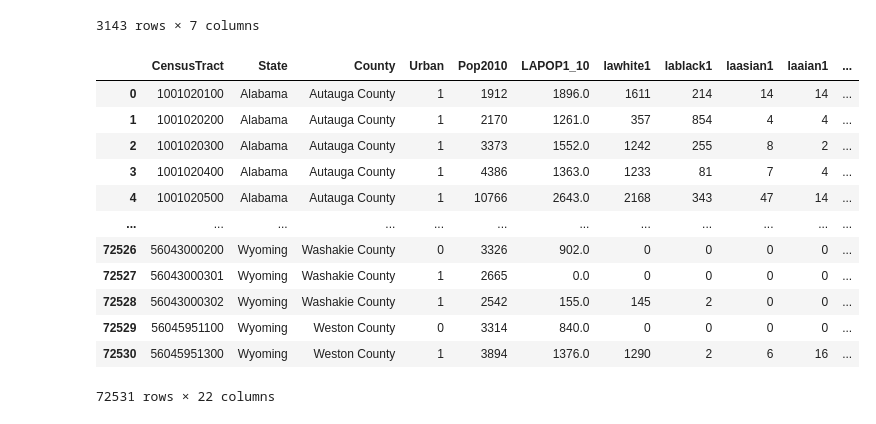
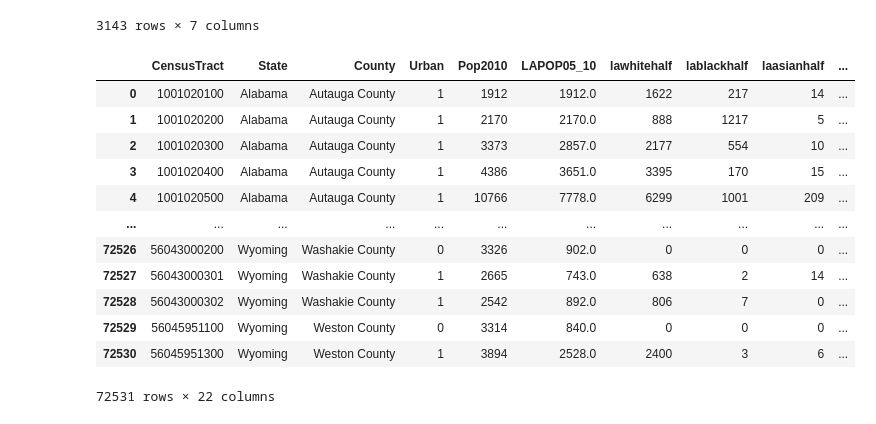
Before and after one commit to nick-knudsen/pocs-project, a Jupyter notebook: national_food_sources.ipynb, the cells around one changed output. Saved outputs shown, nothing was run; the diff lists cells and outputs as text; code cells hidden in the pictures.

```diff
--- a/national_food_sources.ipynb
+++ b/national_food_sources.ipynb
@@ -217,36 +217,36 @@ poverty_df
 # %%
 
 columns = ['CensusTract','State', 'County', 'Urban', 'Pop2010', 'TractWhite', 'TractBlack', 'TractAsian', 'TractAIAN', 'TractHispanic',
-            'LAPOP1_10', 'lawhite1', 'lawhite10', 'lablack1', 'lablack10', 'laasian1', 'laasian10', 'laaian1', 'laaian10', 'lahisp1', 'lahisp10']
-one_mile = ['lawhite1', 'lablack1', 'laasian1', 'laaian1', 'lahisp1']
+            'LAPOP05_10', 'lawhitehalf', 'lawhite10', 'lablackhalf', 'lablack10', 'laasianhalf', 'laasian10', 'laaianhalf', 'laaian10', 'lahisphalf', 'lahisp10']
+one_mile = ['lawhitehalf', 'lablackhalf', 'laasianhalf', 'laaianhalf', 'lahisphalf']
 ten_mile = ['lawhite10', 'lablack10', 'laasian10', 'laaian10', 'lahisp10']
 access_df = pd.read_csv("data/datadata.csv", usecols=columns)
 access_df['FIPS'] = access_df['CensusTract'].astype(str).str.slice(0,5)
 access_df = access_df.fillna(0)
 access_df[one_mile] = access_df[one_mile].astype('int32')
 access_df[ten_mile] = access_df[ten_mile].astype('int32')
 
 for index, row in access_df.iterrows():
     if row['Urban']:
         for col in ten_mile:
             access_df.loc[index, col] = 0
     else:
         for col in one_mile:
             access_df.loc[index, col] = 0
 access_df
 # %% [output]
-|  | CensusTract | State | County | Urban | Pop2010 | LAPOP1_10 | lawhite1 | lablack1 | laasian1 | laaian1 | ... |
-| 0 | 1001020100 | Alabama | Autauga County | 1 | 1912 | 1896.0 | 1611 | 214 | 14 | 14 | ... |
-| 1 | 1001020200 | Alabama | Autauga County | 1 | 2170 | 1261.0 | 357 | 854 | 4 | 4 | ... |
-| 2 | 1001020300 | Alabama | Autauga County | 1 | 3373 | 1552.0 | 1242 | 255 | 8 | 2 | ... |
-| 3 | 1001020400 | Alabama | Autauga County | 1 | 4386 | 1363.0 | 1233 | 81 | 7 | 4 | ... |
-| 4 | 1001020500 | Alabama | Autauga County | 1 | 10766 | 2643.0 | 2168 | 343 | 47 | 14 | ... |
-| ... | ... | ... | ... | ... | ... | ... | ... | ... | ... | ... | ... |
-| 72526 | 56043000200 | Wyoming | Washakie County | 0 | 3326 | 902.0 | 0 | 0 | 0 | 0 | ... |
-| 72527 | 56043000301 | Wyoming | Washakie County | 1 | 2665 | 0.0 | 0 | 0 | 0 | 0 | ... |
-| 72528 | 56043000302 | Wyoming | Washakie County | 1 | 2542 | 155.0 | 145 | 2 | 0 | 0 | ... |
-| 72529 | 56045951100 | Wyoming | Weston County | 0 | 3314 | 840.0 | 0 | 0 | 0 | 0 | ... |
-| 72530 | 56045951300 | Wyoming | Weston County | 1 | 3894 | 1376.0 | 1290 | 2 | 6 | 16 | ... |
+|  | CensusTract | State | County | Urban | Pop2010 | LAPOP05_10 | lawhitehalf | lablackhalf | laasianhalf | ... |
+| 0 | 1001020100 | Alabama | Autauga County | 1 | 1912 | 1912.0 | 1622 | 217 | 14 | ... |
+| 1 | 1001020200 | Alabama | Autauga County | 1 | 2170 | 2170.0 | 888 | 1217 | 5 | ... |
+| 2 | 1001020300 | Alabama | Autauga County | 1 | 3373 | 2857.0 | 2177 | 554 | 10 | ... |
+| 3 | 1001020400 | Alabama | Autauga County | 1 | 4386 | 3651.0 | 3395 | 170 | 15 | ... |
+| 4 | 1001020500 | Alabama | Autauga County | 1 | 10766 | 7778.0 | 6299 | 1001 | 209 | ... |
+| ... | ... | ... | ... | ... | ... | ... | ... | ... | ... | ... |
+| 72526 | 56043000200 | Wyoming | Washakie County | 0 | 3326 | 902.0 | 0 | 0 | 0 | ... |
+| 72527 | 56043000301 | Wyoming | Washakie County | 1 | 2665 | 743.0 | 638 | 2 | 14 | ... |
+| 72528 | 56043000302 | Wyoming | Washakie County | 1 | 2542 | 892.0 | 806 | 7 | 0 | ... |
+| 72529 | 56045951100 | Wyoming | Weston County | 0 | 3314 | 840.0 | 0 | 0 | 0 | ... |
+| 72530 | 56045951300 | Wyoming | Weston County | 1 | 3894 | 2528.0 | 2400 | 3 | 6 | ... |
 72531 rows × 22 columns
 # %%
 pop_by_race = ['TractWhite','TractBlack','TractAsian','TractAIAN','TractHispanic']
```
Also changed, not shown: parts of 5 cells of this notebook, 1 other file.
